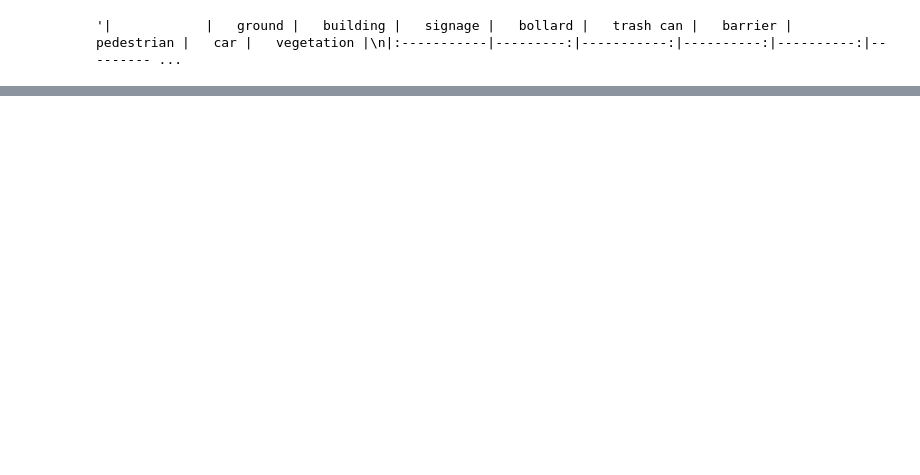
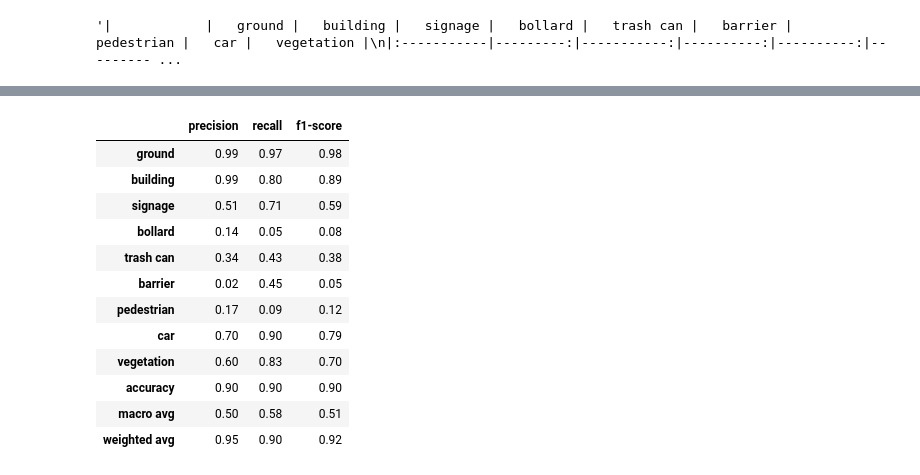
Before and after one commit to fibo11235/TrumanDS, a Jupyter notebook: Capstone/RF/radial/02_Lille_Radial_multiTuning-Testing.ipynb, the cells around one changed output, grey strips where cells are left out. Saved outputs shown, nothing was run; the diff lists cells and outputs as text; code cells hidden in the pictures; blank space fills up the shorter version.

```diff
--- a/Capstone/RF/radial/02_Lille_Radial_multiTuning-Testing.ipynb
+++ b/Capstone/RF/radial/02_Lille_Radial_multiTuning-Testing.ipynb
@@ -192,2 +225,16 @@ df_report.to_markdown()
 # %%
-df_report.to_csv("./results/results_PrecisionReport.csv")
+df_report
+# %% [output]
+|  | precision | recall | f1-score |
+| ground | 0.99 | 0.97 | 0.98 |
+| building | 0.99 | 0.80 | 0.89 |
+| signage | 0.51 | 0.71 | 0.59 |
+| bollard | 0.14 | 0.05 | 0.08 |
+| trash can | 0.34 | 0.43 | 0.38 |
+| barrier | 0.02 | 0.45 | 0.05 |
+| pedestrian | 0.17 | 0.09 | 0.12 |
+| car | 0.70 | 0.90 | 0.79 |
+| vegetation | 0.60 | 0.83 | 0.70 |
+| accuracy | 0.90 | 0.90 | 0.90 |
+| macro avg | 0.50 | 0.58 | 0.51 |
+| weighted avg | 0.95 | 0.90 | 0.92 |
```
Also changed, not shown: parts of 20 cells of this notebook, 40 other files.
